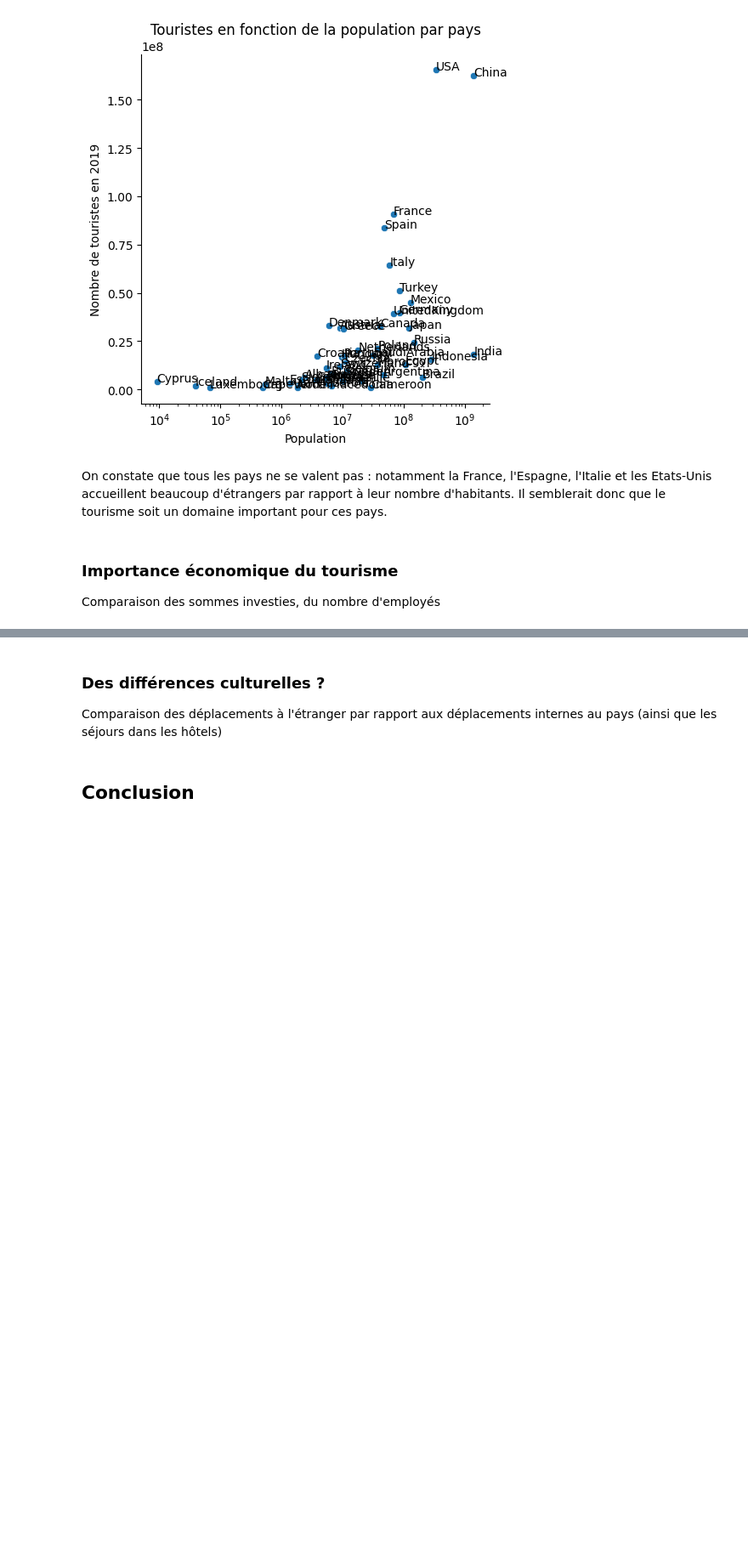
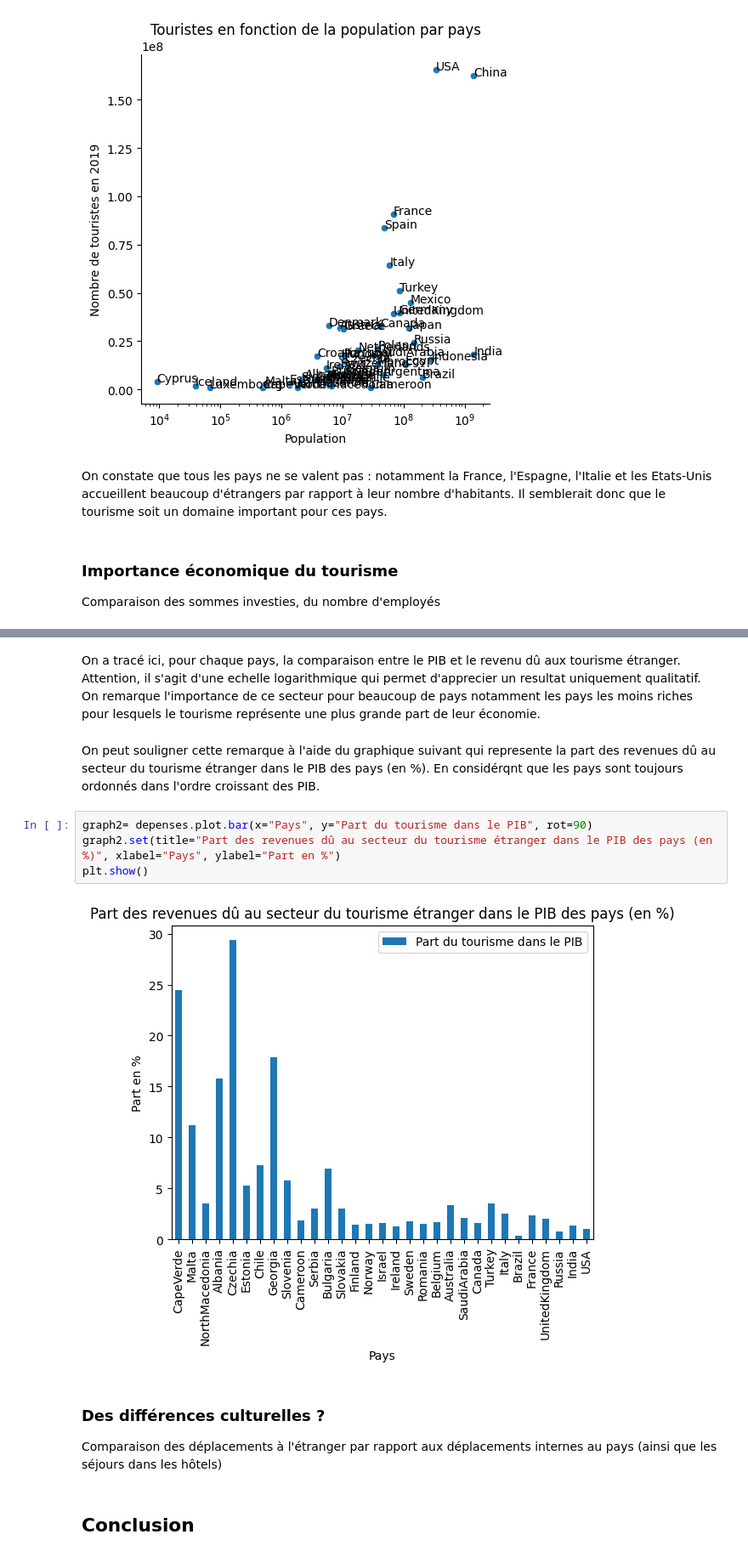
Before and after one commit to BONNET-Quentin/Projet-info, a Jupyter notebook: Projet.ipynb, the cells around one changed output, grey strips where cells are left out. Shown at 85% size. Drawn from its saved outputs; the diff is of its cells as text; blank space fills up the shorter version.

```diff
--- a/Projet.ipynb
+++ b/Projet.ipynb
@@ -87,3 +98,14 @@ Comparaison des sommes investies, du nombre d'employés
+# %% [markdown]
+On a tracé ici, pour chaque pays, la comparaison entre le PIB et le revenu dû aux tourisme étranger. Attention, il s'agit d'une echelle logarithmique qui permet d'apprecier un resultat uniquement qualitatif.
+On remarque l'importance de ce secteur pour beaucoup de pays notamment les pays les moins riches pour lesquels le tourisme représente une plus grande part de leur économie.
+# %% [markdown]
+On peut souligner cette remarque à l'aide du graphique suivant qui represente la part des revenues dû au secteur du tourisme étranger dans le PIB des pays (en %). En considérqnt que les pays sont toujours ordonnés dans l'ordre croissant des PIB.
+# %%
+graph2= depenses.plot.bar(x="Pays", y="Part du tourisme dans le PIB", rot=90)
+graph2.set(title="Part des revenues dû au secteur du tourisme étranger dans le PIB des pays (en %)", xlabel="Pays", ylabel="Part en %")
+plt.show()
+# %% [output]
+[figure, added]
 # %% [markdown]
 ### Des différences culturelles ?
 
```
Also changed, not shown: parts of 1 cell of this notebook, 1 other file.
